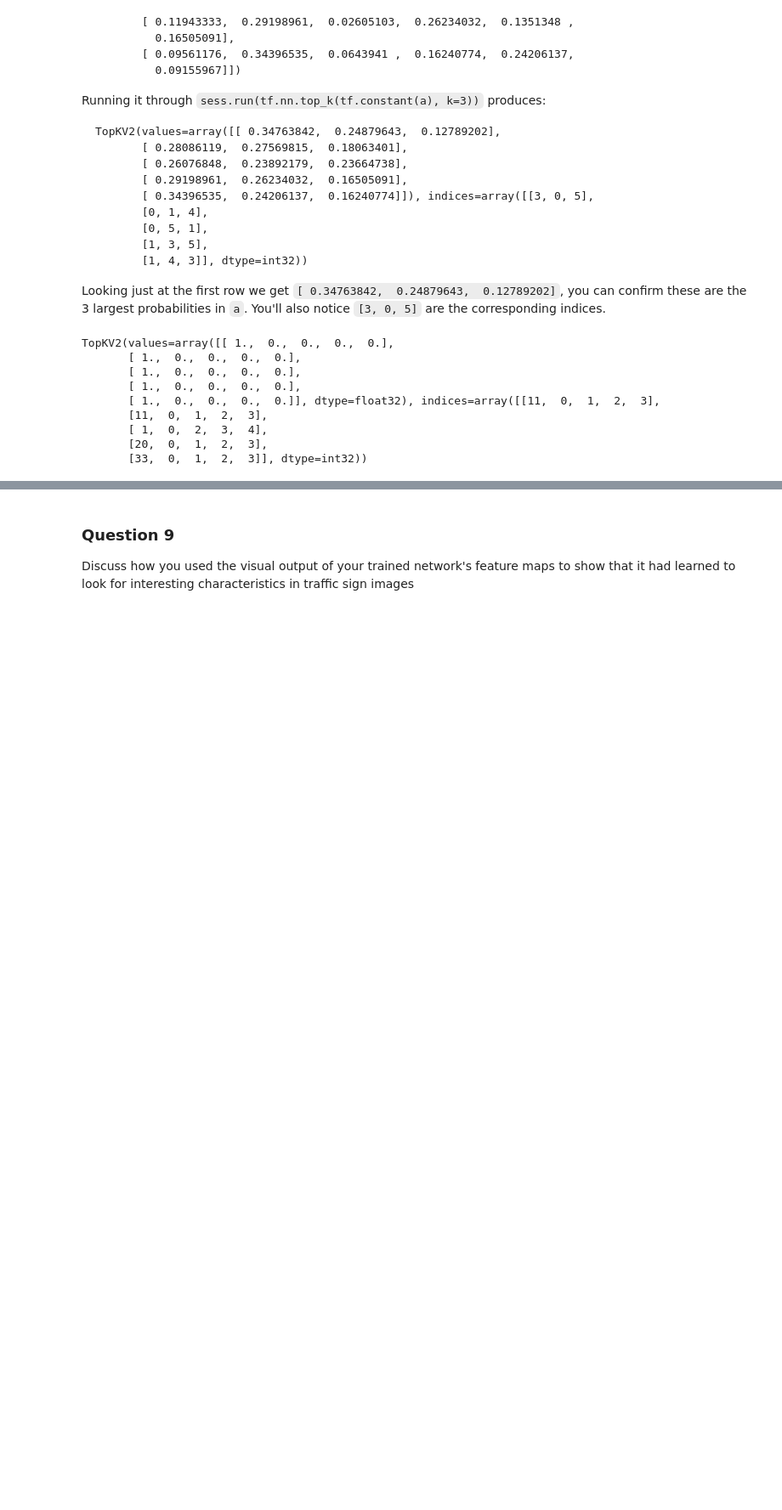
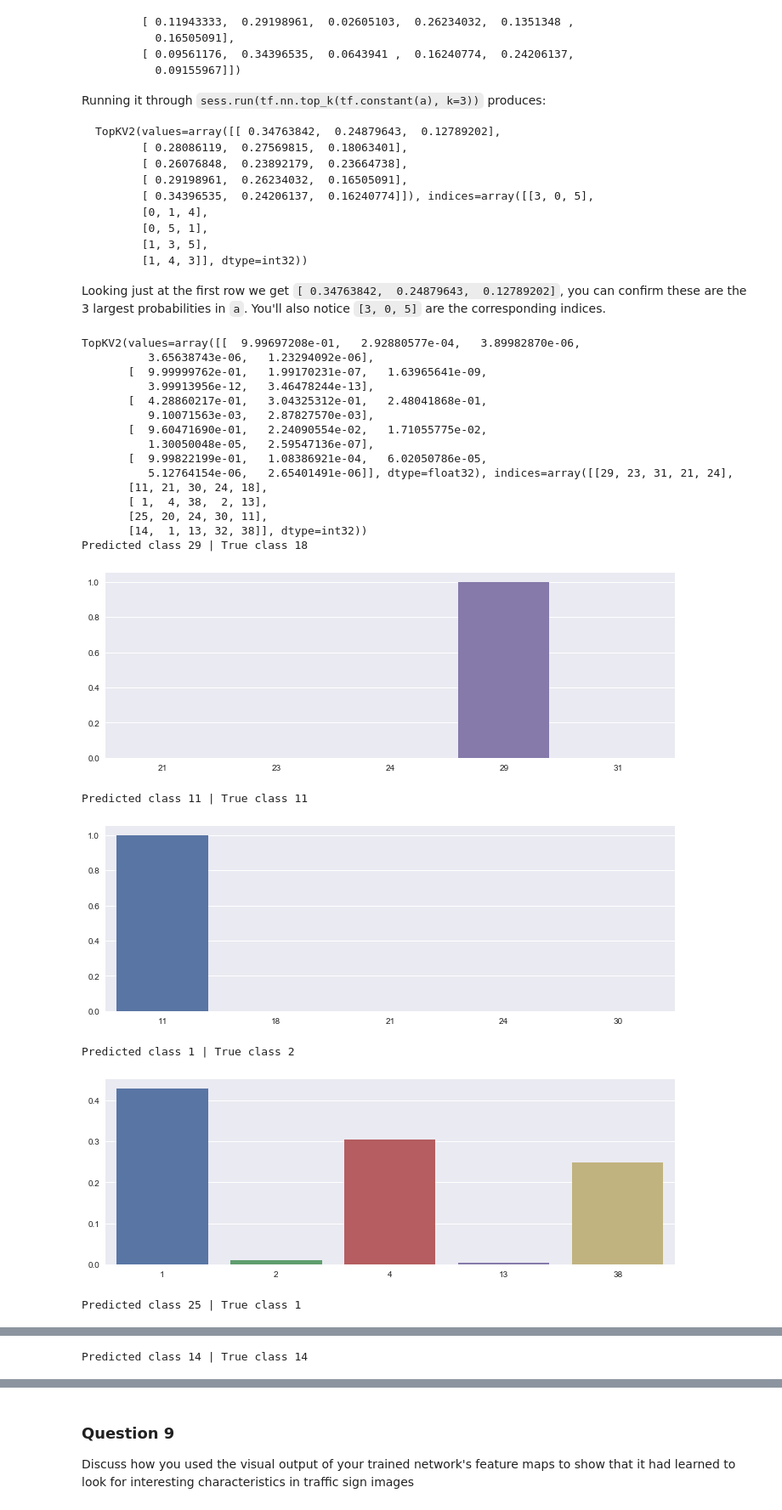
Before and after one commit to enricooliva/CarND-Traffic-Sign-Classifier-Project, a Jupyter notebook: Traffic_Sign_Classifier.ipynb, the cells around one changed output, grey strips where cells are left out. Shown at 85% size. Cells and saved outputs as stored; diff of their text form; code cells hidden in the pictures; blank space fills up the shorter version.

```diff
--- a/Traffic_Sign_Classifier.ipynb
+++ b/Traffic_Sign_Classifier.ipynb
@@ -259,7 +262,7 @@ one_hot_y = tf.one_hot(y,43)
 def LeNet(x):
     # Arguments used for tf.truncated_normal, randomly defines variables for the weights and biases for each layer
     mu = 0
-    sigma = 0.1
+    sigma = 0.075
 
     # Reshape input picture
     x = tf.reshape(x, shape=[-1, 32, 32, 1])
@@ -537,18 +549,37 @@ Looking just at the first row we get `[ 0.34763842,  0.24879643,  0.12789202]`,
 # %%
 ### Print out the top five softmax probabilities for the predictions on the German traffic sign images found on the web.
 ### Feel free to use as many code cells as needed.
+import seaborn as sns
 with tf.Session() as sess:
     sess.run(tf.global_variables_initializer())
     saver.restore(sess, tf.train.latest_checkpoint('.'))
     predicted_logits = sess.run(tf.nn.top_k(softmax, k=5), feed_dict={x:X_data, keep_prob: .8})
     print(predicted_logits)
+
+for i in range(5):
+    print("Predicted class {} | True class {}".format(predicted_logits[1][i][0], y_labels[i]))
+    fing = plt.figure(figsize = (12,4))
+    sns.barplot(x=predicted_logits[1][i], y=predicted_logits[0][i])
+    plt.show()
 # %% [output]
-TopKV2(values=array([[ 1.,  0.,  0.,  0.,  0.],
-       [ 1.,  0.,  0.,  0.,  0.],
-       [ 1.,  0.,  0.,  0.,  0.],
-       [ 1.,  0.,  0.,  0.,  0.],
-       [ 1.,  0.,  0.,  0.,  0.]], dtype=float32), indices=array([[11,  0,  1,  2,  3],
-       [11,  0,  1,  2,  3],
-       [ 1,  0,  2,  3,  4],
-       [20,  0,  1,  2,  3],
-       [33,  0,  1,  2,  3]], dtype=int32))
+TopKV2(values=array([[  9.99697208e-01,   2.92880577e-04,   3.89982870e-06,
+          3.65638743e-06,   1.23294092e-06],
+       [  9.99999762e-01,   1.99170231e-07,   1.63965641e-09,
+          3.99913956e-12,   3.46478244e-13],
+       [  4.28860217e-01,   3.04325312e-01,   2.48041868e-01,
+          9.10071563e-03,   2.87827570e-03],
+       [  9.60471690e-01,   2.24090554e-02,   1.71055775e-02,
+          1.30050048e-05,   2.59547136e-07],
+       [  9.99822199e-01,   1.08386921e-04,   6.02050786e-05,
+          5.12764154e-06,   2.65401491e-06]], dtype=float32), indices=array([[29, 23, 31, 21, 24],
+       [11, 21, 30, 24, 18],
+       [ 1,  4, 38,  2, 13],
+       [25, 20, 24, 30, 11],
+       [14,  1, 13, 32, 38]], dtype=int32))
+Predicted class 29 | True class 18
+[figure, added]
+Predicted class 11 | True class 11
+[figure, added]
+Predicted class 1 | True class 2
+[figure, added]
+Predicted class 25 | True class 1
@@ -554,0 +587 @@ TopKV2(values=array([[ 1.,  0.,  0.,  0.,  0.],
+Predicted class 14 | True class 14
```
Also changed, not shown: parts of 5 cells of this notebook.
